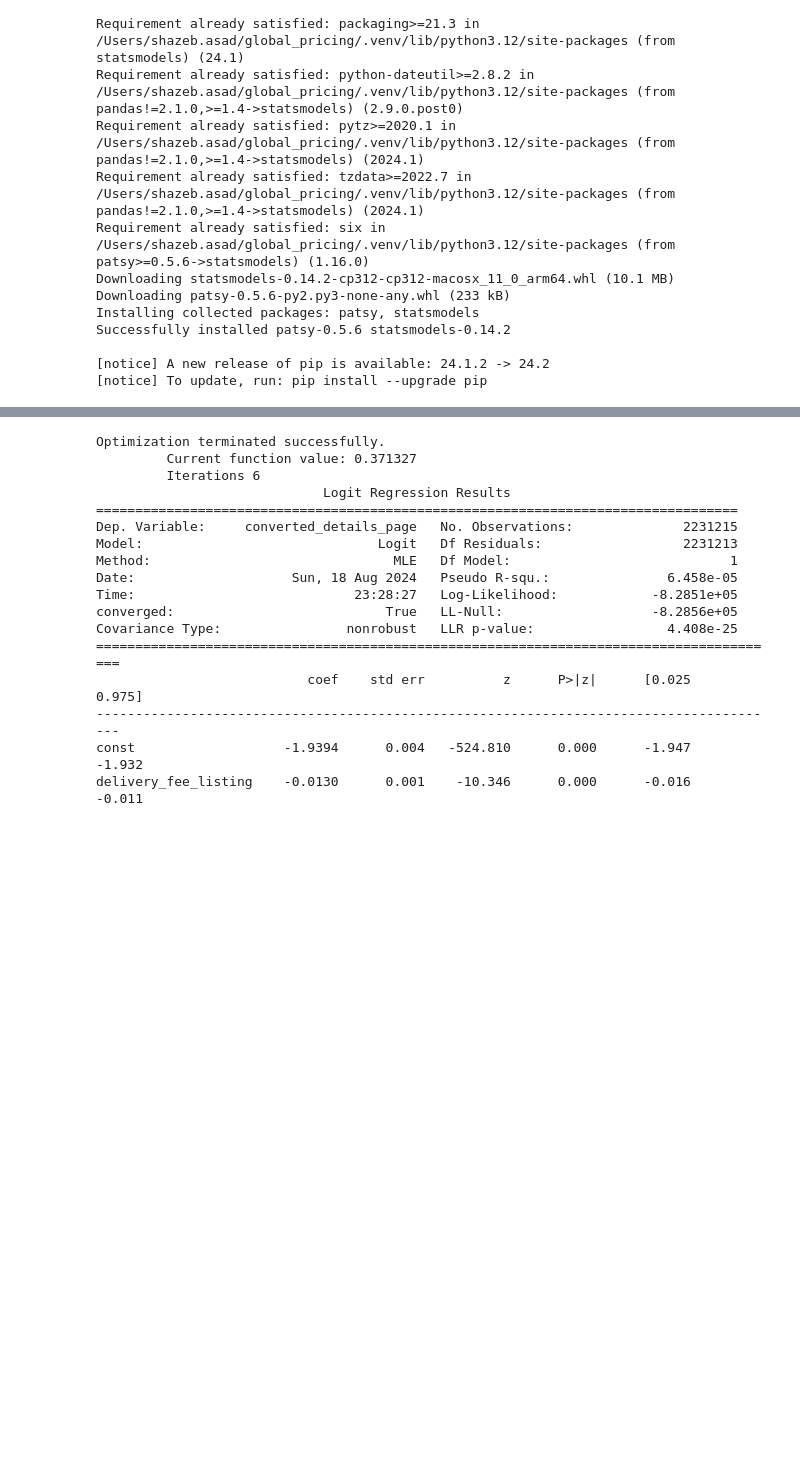
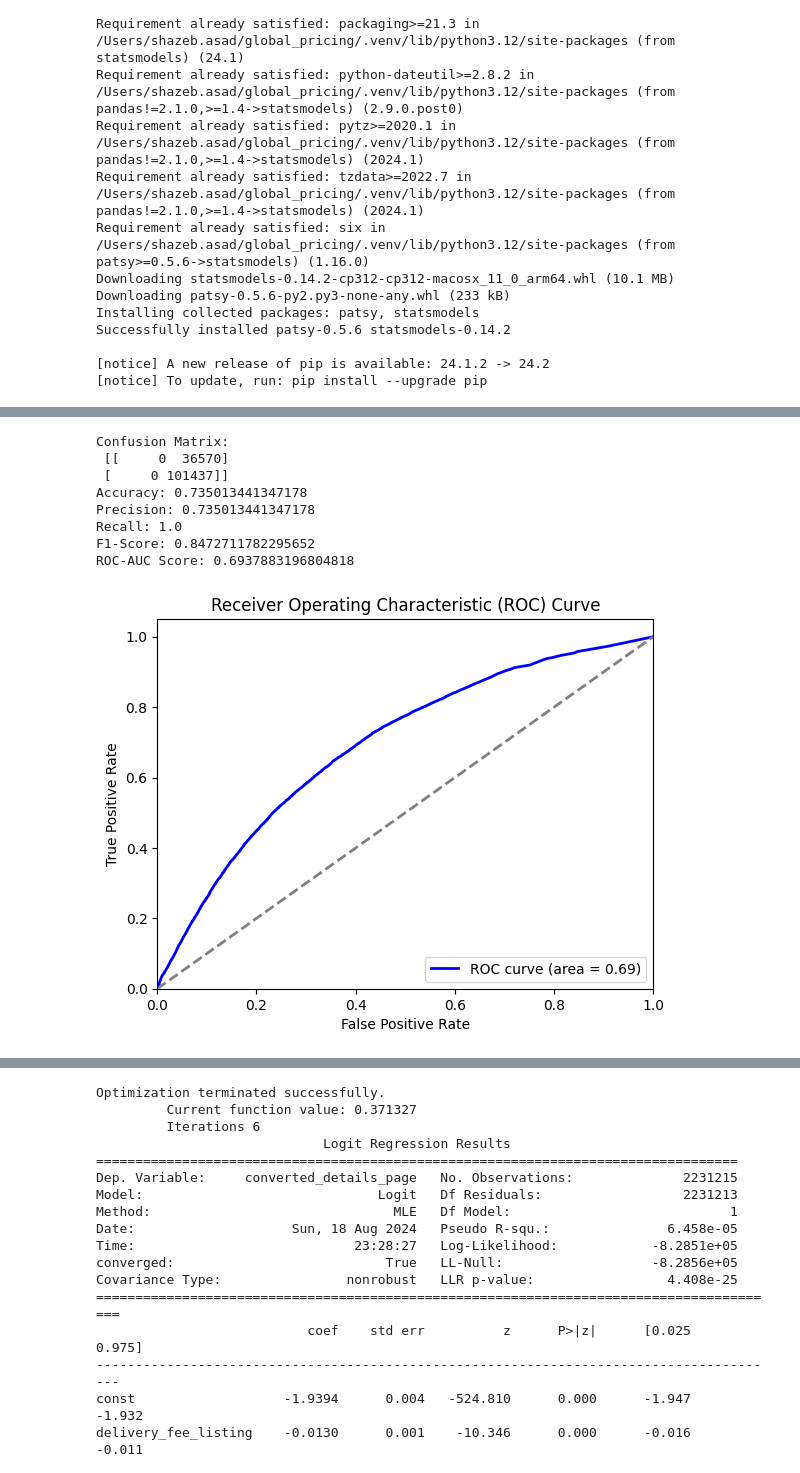
Before and after one commit to shazebasad-dh/https---github.com-deliveryhero-global_pricing, a Jupyter notebook: team/Shazeb/Impressions_data/analysis.ipynb, the cells around one changed output, grey strips where cells are left out. Drawn from its saved outputs; the diff is of its cells as text; code cells hidden in the pictures; blank space fills up the shorter version.

```diff
--- a/team/Shazeb/Impressions_data/analysis.ipynb
+++ b/team/Shazeb/Impressions_data/analysis.ipynb
@@ -359,0 +373,19 @@ details.groupby('session_key').agg({delivery_fee_listing})
+# %%
+result.isna().sum()
+
+result['delivery_fee_listing_std'] = result['delivery_fee_listing_std'].fillna(0)
+# %%
+result['converted_to_details'] = result['conversion_details'].apply(lambda x: 1 if x > 0 else 0)
+result['converted_to_order'] = result['conversion_order'].apply(lambda x: 1 if x > 0 else 0)
+
+import statsmodels.api as sm
+
+X = result[['delivery_fee_listing_mean','delivery_fee_listing_max','delivery_fee_listing_min','delivery_fee_listing_std']]
+y = result['converted_to_details']
+
+X = sm.add_constant(X)
+
+model = sm.Logit(y, X)
+mode_output = model.fit()
+
+print(mode_output.summary())
@@ -359,0 +410,60 @@ details.groupby('session_key').agg({delivery_fee_listing})
+# %%
+import numpy as np
+import pandas as pd
+from sklearn.metrics import confusion_matrix, accuracy_score, precision_score, recall_score, f1_score, roc_auc_score, roc_curve
+import statsmodels.api as sm
+import matplotlib.pyplot as plt
+
+
+# Predict the probabilities
+y_pred_prob = mode_output.predict(X)
+
+# Convert probabilities to binary output (threshold = 0.5)
+y_pred = np.where(y_pred_prob >= 0.5, 1, 0)
+
+# Confusion Matrix
+conf_matrix = confusion_matrix(y, y_pred)
+print("Confusion Matrix:\n", conf_matrix)
+
+# Accuracy
+accuracy = accuracy_score(y, y_pred)
+print("Accuracy:", accuracy)
+
+# Precision
+precision = precision_score(y, y_pred)
+print("Precision:", precision)
+
+# Recall
+recall = recall_score(y, y_pred)
+print("Recall:", recall)
+
+# F1-Score
+f1 = f1_score(y, y_pred)
+print("F1-Score:", f1)
+
+# ROC-AUC Score
+roc_auc = roc_auc_score(y, y_pred_prob)
+print("ROC-AUC Score:", roc_auc)
+
+# Plotting the ROC Curve
+fpr, tpr, thresholds = roc_curve(y, y_pred_prob)
+plt.figure()
+plt.plot(fpr, tpr, color='blue', lw=2, label='ROC curve (area = %0.2f)' % roc_auc)
+plt.plot([0, 1], [0, 1], color='gray', lw=2, linestyle='--')
+plt.xlim([0.0, 1.0])
+plt.ylim([0.0, 1.05])
+plt.xlabel('False Positive Rate')
+plt.ylabel('True Positive Rate')
+plt.title('Receiver Operating Characteristic (ROC) Curve')
+plt.legend(loc="lower right")
+plt.show()
+# %% [output]
+Confusion Matrix:
+ [[     0  36570]
+ [     0 101437]]
+Accuracy: 0.735013441347178
+Precision: 0.735013441347178
+Recall: 1.0
+F1-Score: 0.8472711782295652
+ROC-AUC Score: 0.6937883196804818
+[figure, added]
```
Also changed, not shown: parts of 34 cells of this notebook, 2 other files.
